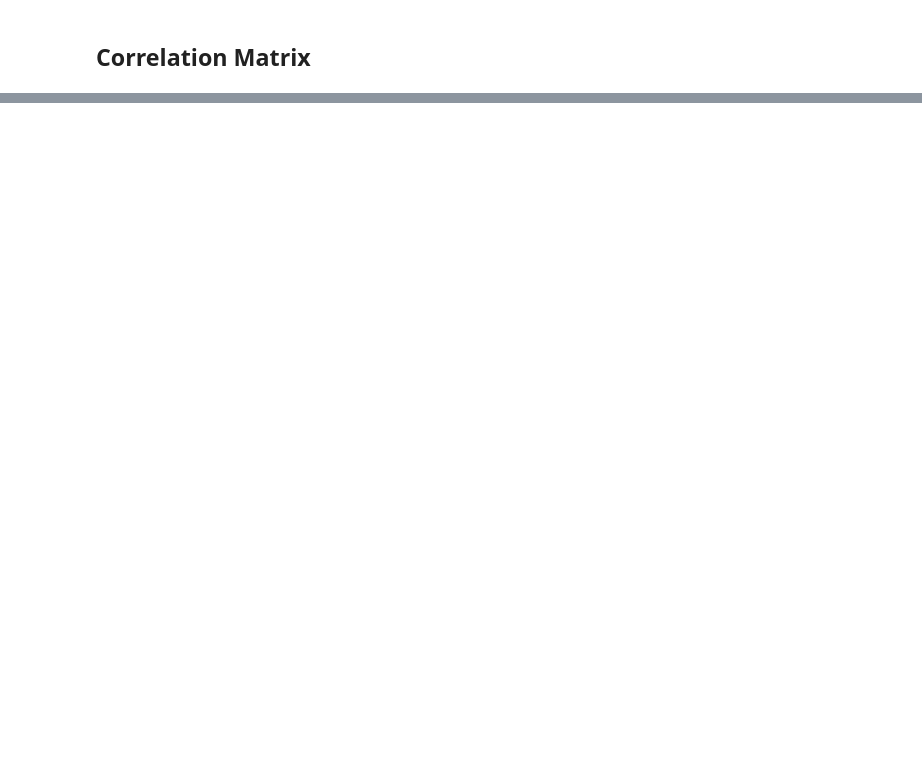
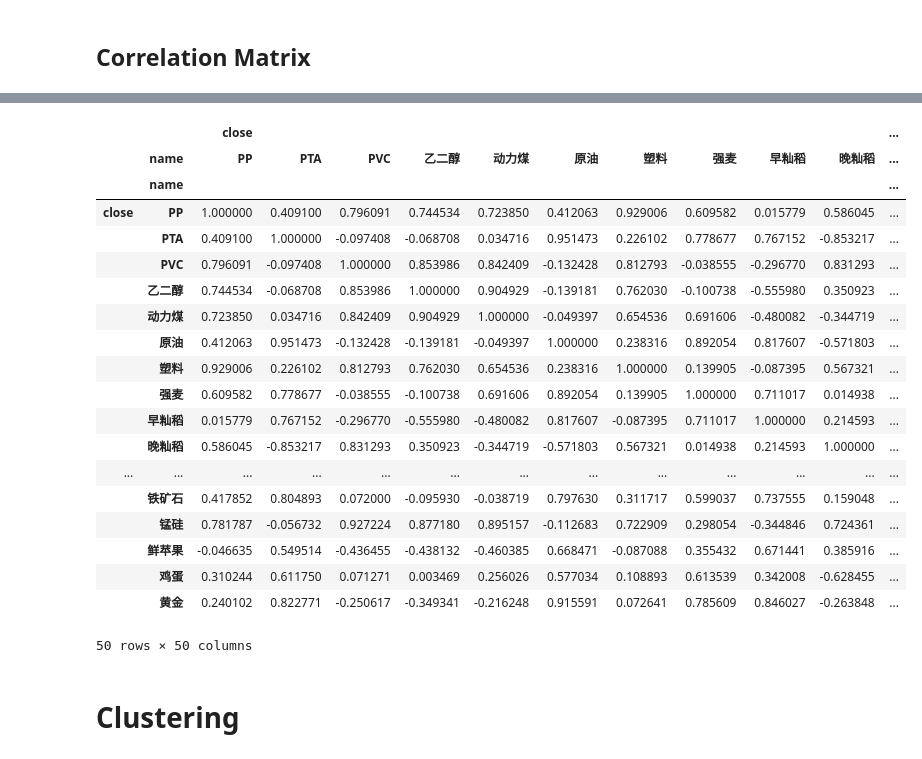
Before and after one commit to MaxwellLZH/quant-tutorial, a Jupyter notebook: src/notebook/品种相关性_EDA.ipynb, the cells around one changed output, grey strips where cells are left out. Cells and saved outputs as stored; diff of their text form; code cells hidden in the pictures; blank space fills up the shorter version.

```diff
--- a/src/notebook/品种相关性_EDA.ipynb
+++ b/src/notebook/品种相关性_EDA.ipynb
@@ -72,0 +72,25 @@ df['date'].dt.strftime('%Y%m%d')
+# %%
+df_s.pivot_table(index='date', columns=['name'], values=['close']).corr()
+# %% [output]
+|  |  | close |  |  |  |  |  |  |  |  |  | ... |
+|  | name | PP | PTA | PVC | 乙二醇 | 动力煤 | 原油 | 塑料 | 强麦 | 早籼稻 | 晚籼稻 | ... |
+|  | name |  |  |  |  |  |  |  |  |  |  | ... |
+| close | PP | 1.000000 | 0.409100 | 0.796091 | 0.744534 | 0.723850 | 0.412063 | 0.929006 | 0.609582 | 0.015779 | 0.586045 | ... |
+|  | PTA | 0.409100 | 1.000000 | -0.097408 | -0.068708 | 0.034716 | 0.951473 | 0.226102 | 0.778677 | 0.767152 | -0.853217 | ... |
+|  | PVC | 0.796091 | -0.097408 | 1.000000 | 0.853986 | 0.842409 | -0.132428 | 0.812793 | -0.038555 | -0.296770 | 0.831293 | ... |
+|  | 乙二醇 | 0.744534 | -0.068708 | 0.853986 | 1.000000 | 0.904929 | -0.139181 | 0.762030 | -0.100738 | -0.555980 | 0.350923 | ... |
+|  | 动力煤 | 0.723850 | 0.034716 | 0.842409 | 0.904929 | 1.000000 | -0.049397 | 0.654536 | 0.691606 | -0.480082 | -0.344719 | ... |
+|  | 原油 | 0.412063 | 0.951473 | -0.132428 | -0.139181 | -0.049397 | 1.000000 | 0.238316 | 0.892054 | 0.817607 | -0.571803 | ... |
+|  | 塑料 | 0.929006 | 0.226102 | 0.812793 | 0.762030 | 0.654536 | 0.238316 | 1.000000 | 0.139905 | -0.087395 | 0.567321 | ... |
+|  | 强麦 | 0.609582 | 0.778677 | -0.038555 | -0.100738 | 0.691606 | 0.892054 | 0.139905 | 1.000000 | 0.711017 | 0.014938 | ... |
+|  | 早籼稻 | 0.015779 | 0.767152 | -0.296770 | -0.555980 | -0.480082 | 0.817607 | -0.087395 | 0.711017 | 1.000000 | 0.214593 | ... |
+|  | 晚籼稻 | 0.586045 | -0.853217 | 0.831293 | 0.350923 | -0.344719 | -0.571803 | 0.567321 | 0.014938 | 0.214593 | 1.000000 | ... |
+| ... | ... | ... | ... | ... | ... | ... | ... | ... | ... | ... | ... | ... |
+|  | 铁矿石 | 0.417852 | 0.804893 | 0.072000 | -0.095930 | -0.038719 | 0.797630 | 0.311717 | 0.599037 | 0.737555 | 0.159048 | ... |
+|  | 锰硅 | 0.781787 | -0.056732 | 0.927224 | 0.877180 | 0.895157 | -0.112683 | 0.722909 | 0.298054 | -0.344846 | 0.724361 | ... |
+|  | 鲜苹果 | -0.046635 | 0.549514 | -0.436455 | -0.438132 | -0.460385 | 0.668471 | -0.087088 | 0.355432 | 0.671441 | 0.385916 | ... |
+|  | 鸡蛋 | 0.310244 | 0.611750 | 0.071271 | 0.003469 | 0.256026 | 0.577034 | 0.108893 | 0.613539 | 0.342008 | -0.628455 | ... |
+|  | 黄金 | 0.240102 | 0.822771 | -0.250617 | -0.349341 | -0.216248 | 0.915591 | 0.072641 | 0.785609 | 0.846027 | -0.263848 | ... |
+50 rows × 50 columns
+# %% [markdown]
+# Clustering
```
Also changed, not shown: parts of 2 cells of this notebook.
